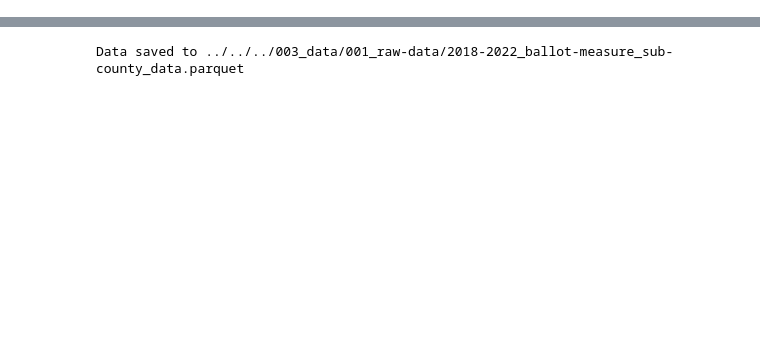
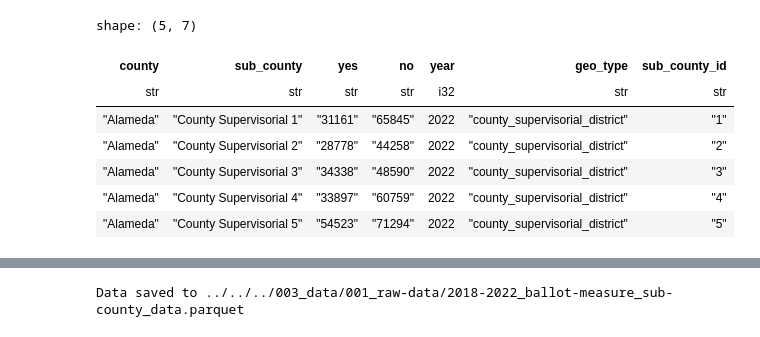
Before and after one commit to MichaelPaulLight/milestone_1, a Jupyter notebook: 004_data-processing-scripts/001_import-raw-data/michael/import-raw-data_sos_ballot-measure-votes.ipynb, the cells around one changed output, grey strips where cells are left out. Saved outputs shown, nothing was run; the diff lists cells and outputs as text; code cells hidden in the pictures; blank space fills up the shorter version.

```diff
--- a/004_data-processing-scripts/001_import-raw-data/michael/import-raw-data_sos_ballot-measure-votes.ipynb
+++ b/004_data-processing-scripts/001_import-raw-data/michael/import-raw-data_sos_ballot-measure-votes.ipynb
@@ -189,6 +189,17 @@ shape: (1, 7)
 | Original Rows | Rows After Cleaning | Rows Dropped | Geo Types After Cleaning | Geo Types Dropped | ... |
 | i64 | i64 | i64 | object | object | ... |
 | 4560 | 3561 | 999 | shape: (1, 1) ┌──────────┐ │ geo_... | shape: (1, 1) ┌──────────┐ │ geo_... | ... |
+# %%
+df_cleaned.head()
+# %% [output]
+shape: (5, 7)
+| county | sub_county | yes | no | year | geo_type | sub_county_id |
+| str | str | str | str | i32 | str | str |
+| "Alameda" | "County Supervisorial 1" | "31161" | "65845" | 2022 | "county_supervisorial_district" | "1" |
+| "Alameda" | "County Supervisorial 2" | "28778" | "44258" | 2022 | "county_supervisorial_district" | "2" |
+| "Alameda" | "County Supervisorial 3" | "34338" | "48590" | 2022 | "county_supervisorial_district" | "3" |
+| "Alameda" | "County Supervisorial 4" | "33897" | "60759" | 2022 | "county_supervisorial_district" | "4" |
+| "Alameda" | "County Supervisorial 5" | "54523" | "71294" | 2022 | "county_supervisorial_district" | "5" |
 # %%
 df_cleaned = (
     df_cleaned
```
Also changed, not shown: parts of 2 cells of this notebook, 1 other file.
